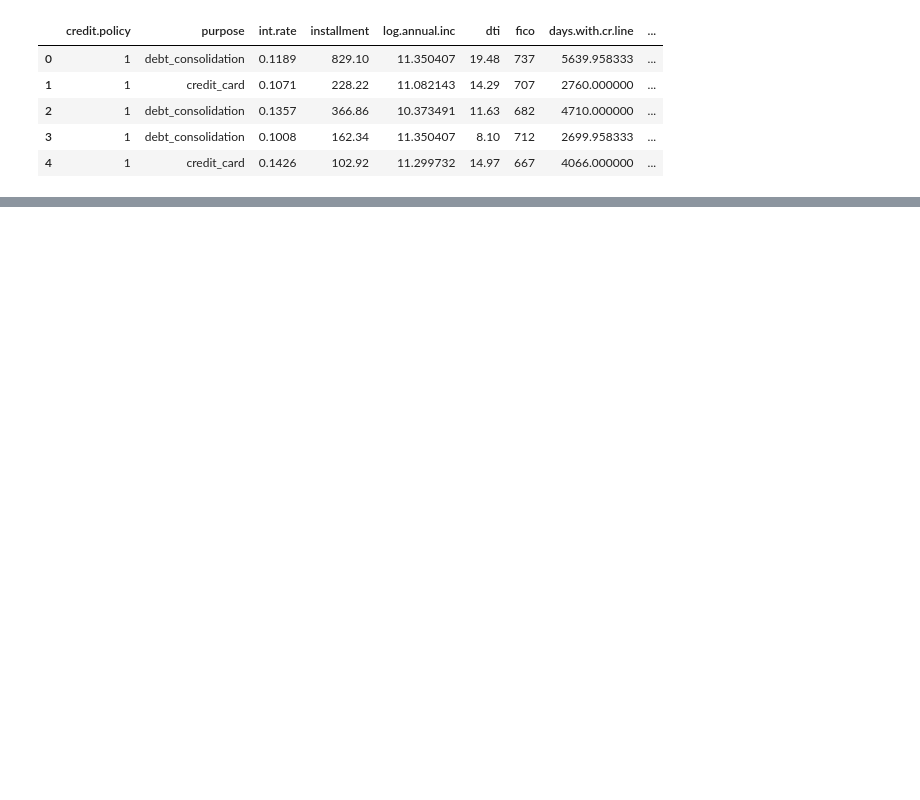
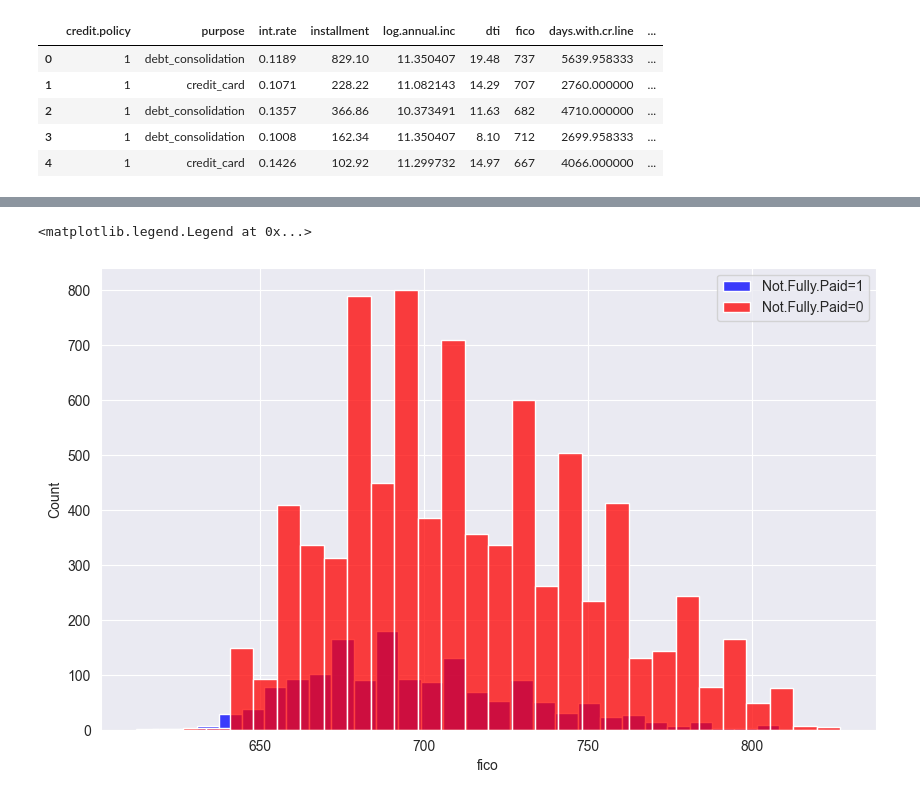
Before and after one commit to jagwoz/ml-notebook, a Jupyter notebook: decision_trees_random_forests/dt_and_rf_2nd.ipynb, the cells around one changed output, grey strips where cells are left out. Drawn from its saved outputs; the diff is of its cells as text; code cells hidden in the pictures; blank space fills up the shorter version.

```diff
--- a/decision_trees_random_forests/dt_and_rf_2nd.ipynb
+++ b/decision_trees_random_forests/dt_and_rf_2nd.ipynb
@@ -25,0 +26,8 @@ plt.legend(['Credit.Policy=1', 'Credit.Policy=0'])
+# %%
+plt.figure(figsize=(10, 6))
+sns.histplot(data=loans[loans['not.fully.paid'] == 1]['fico'], bins=30, color='blue')
+sns.histplot(data=loans[loans['not.fully.paid'] == 0]['fico'], bins=30, color='red')
+plt.legend(['Not.Fully.Paid=1', 'Not.Fully.Paid=0'])
+# %% [output]
+<matplotlib.legend.Legend at 0x...>
+[figure, added]
```
Also changed, not shown: parts of 4 cells of this notebook, 4 other files.
